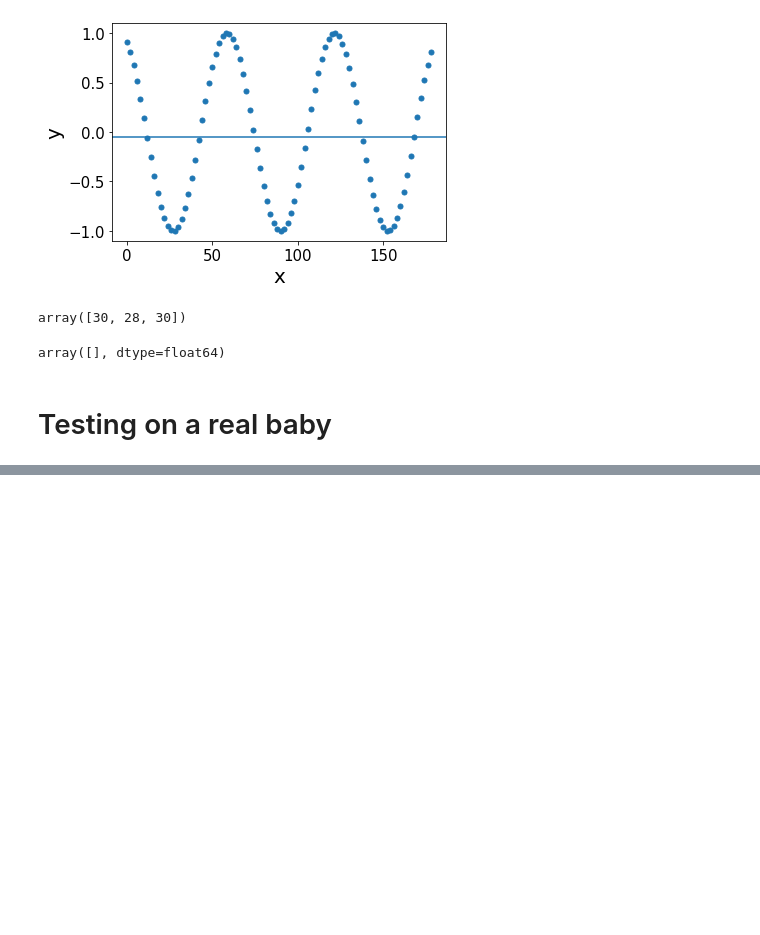
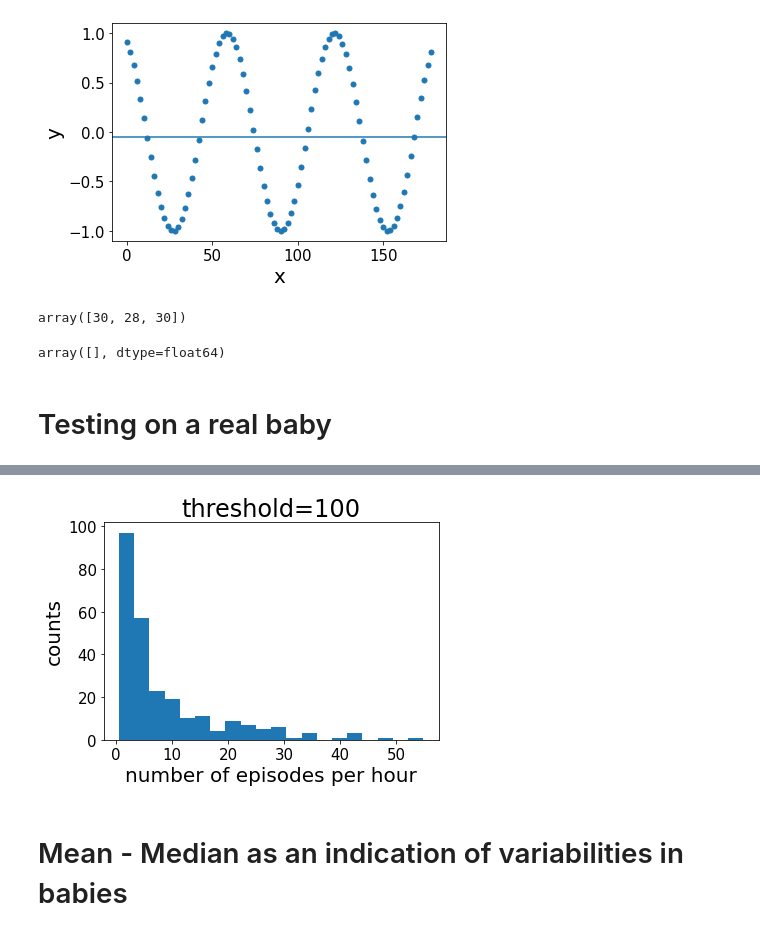
Before and after one commit to shisteve/NHS, a Jupyter notebook: 013_count_bradycardia.ipynb, the cells around one changed output, grey strips where cells are left out. Saved outputs shown, nothing was run; the diff lists cells and outputs as text; code cells hidden in the pictures; blank space fills up the shorter version.

```diff
--- a/013_count_bradycardia.ipynb
+++ b/013_count_bradycardia.ipynb
@@ -147,0 +133,27 @@ B.measurements_bradycardia_episodes_number[1]
+# %%
+b=baby('PLC063')
+# %%
+brady_epi_num = []
+brady_epi_dur = []
+brady_tot_num_per_sec = []
+
+
+for name in np.unique(T['BABY_IDS']):
+    b = baby(name)
+    if b.data_found:
+        for i in range(len(b.files)):
+            brady_epi_dur.append(b.measurements_bradycardia_episodes_durations[i])
+            brady_epi_num.append(b.measurements_bradycardia_episodes_number[i])
+            brady_tot_num_per_sec.append(b.measurements_bradycardia_episodes_number_per_sec[i])
+# %%
+episodes_per_hour = np.array(brady_tot_num_per_sec)*60.*60.
+# %%
+plt.hist(episodes_per_hour[episodes_per_hour!=0.],bins=20)
+plt.title('threshold=100')
+plt.xlabel('number of episodes per hour')
+plt.ylabel('counts')
+plt.show()
+# %% [output]
+[figure, added]
+# %% [markdown]
+# Mean - Median as an indication of variabilities in babies
```
Also changed, not shown: parts of 10 cells of this notebook, 4 other files.
